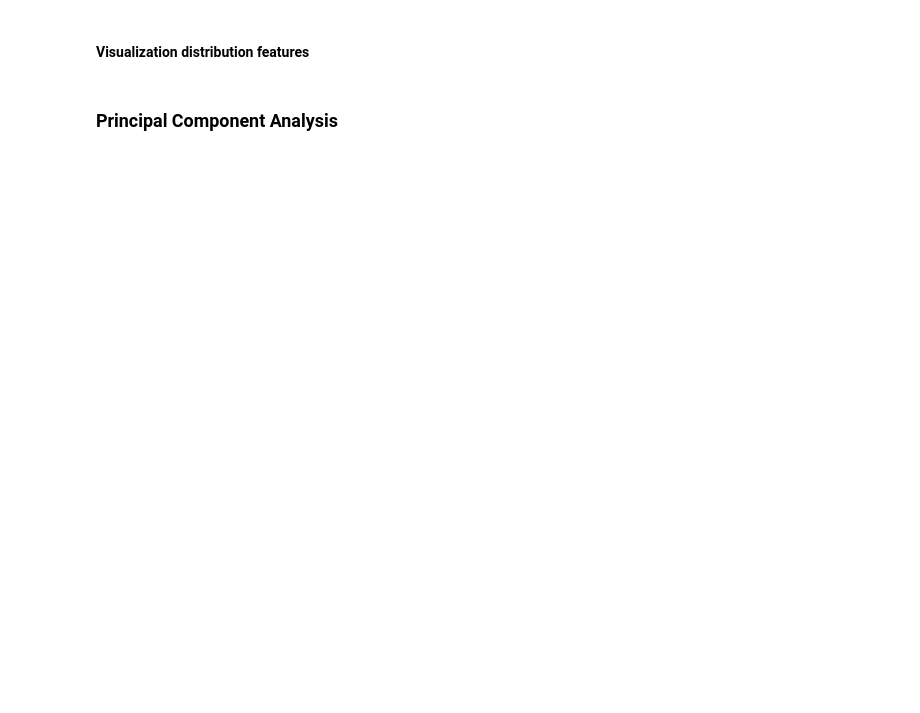
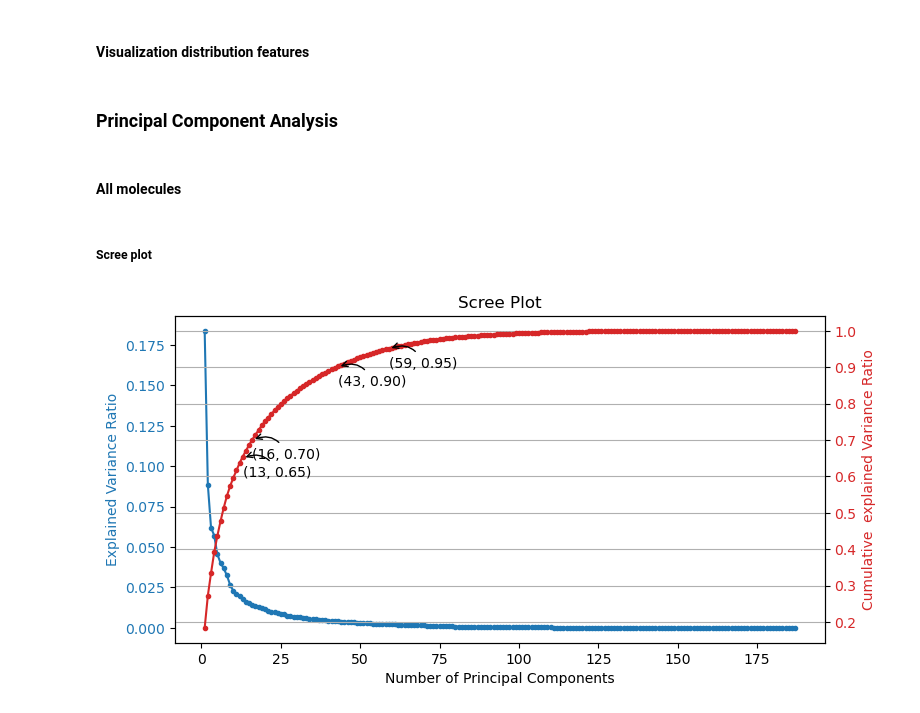
Before and after one commit to jobvandijk/GroupAssigment_group6, a Jupyter notebook: DataAnalyse.ipynb, the cells around one changed output. Drawn from its saved outputs; the diff is of its cells as text; code cells hidden in the pictures; blank space fills up the shorter version.

```diff
--- a/DataAnalyse.ipynb
+++ b/DataAnalyse.ipynb
@@ -100,2 +133,56 @@ plt.show()
 # %% [markdown]
 ### Principal Component Analysis
+# %%
+# Scales data between 0 and 1
+minmax_scaler = MinMaxScaler()
+
+minmax_data = minmax_scaler.fit_transform(data)
+
+# Initialize the 2D PCA
+pca = PCA(n_components=2)
+
+# Applies SVD to find the features with the most variance
+data_pca = pca.fit_transform(minmax_data)
+# %% [markdown]
+#### All molecules
+# %% [markdown]
+##### Scree plot
+# %%
+n_features = data.shape[1]
+pca_features = PCA(n_components=n_features)
+pca_features.fit(minmax_data)
+
+# Calculate explained variance ratio
+explained_variance_ratio = pca_features.explained_variance_ratio_
+
+fig, ax1 = plt.subplots(figsize=(8, 4))
+
+# Plot the EVR of each component (feature)
+color = 'tab:blue'
+ax1.set_xlabel('Number of Principal Components')
+ax1.set_ylabel('Explained Variance Ratio', color=color)
+ax1.plot(np.arange(1, n_features+1), explained_variance_ratio, marker='.', linestyle='-', color=color)
+ax1.tick_params(axis='y', labelcolor=color)
+
+# Plot the cumulative EVR of each component
+ax2 = ax1.twinx()
+color = 'tab:red'
+ax2.set_ylabel('Cumulative  explained Variance Ratio', color=color)
+ax2.plot(np.arange(1, n_features+1), np.cumsum(explained_variance_ratio), marker='.', linestyle='-', color=color)
+ax2.tick_params(axis='y', labelcolor=color)
+
+# Add annotations for specific points
+thresholds = [0.65, 0.70, 0.90, 0.95]
+for threshold in thresholds:
+    index = np.argmax(np.cumsum(explained_variance_ratio) >= threshold)
+    plt.annotate(f'({index+1}, {threshold:.2f})',
+                 xy=(index+1, threshold),
+                 xytext=(index+1, threshold - 0.05),
+                 arrowprops=dict(facecolor='black', arrowstyle='->', connectionstyle='arc3,rad=0.5'))
+
+fig.tight_layout()
+plt.title('Scree Plot')
+plt.grid(True)
+plt.show()
+# %% [output]
+[figure, added]
```
Also changed, not shown: parts of 14 cells of this notebook.
